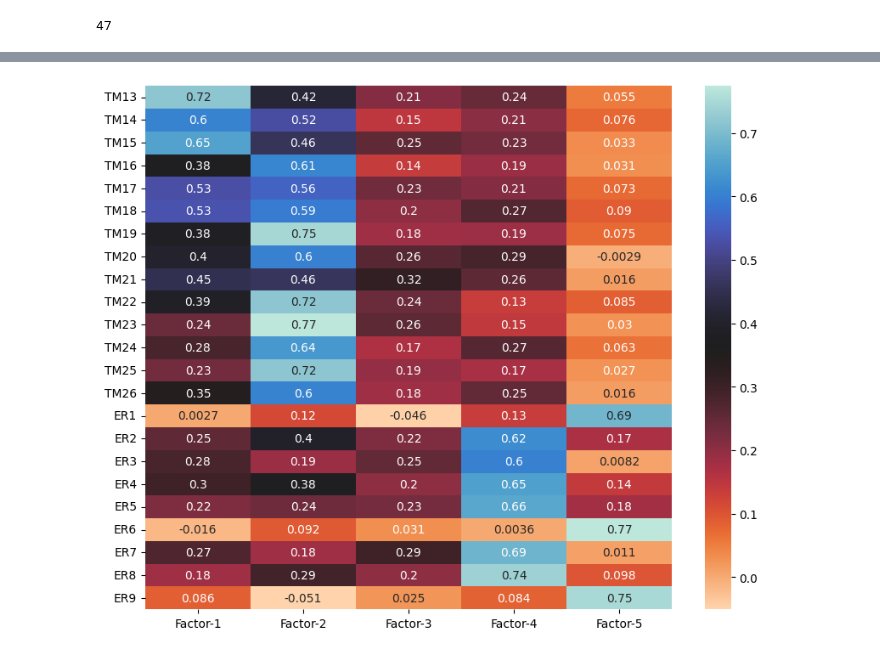
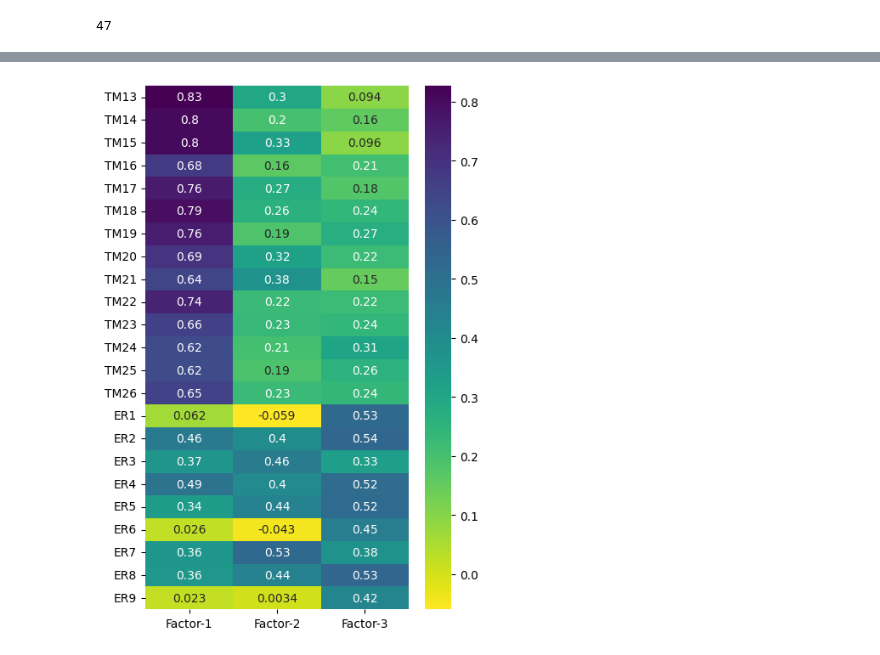
Before and after one commit to pjcroxas/Talent-Retention-in-Railway-Workforce, a Jupyter notebook: Talent_Retention_in_Railway_Workforce.ipynb, the cells around one changed output, grey strips where cells are left out. Cells and saved outputs as stored; diff of their text form; code cells hidden in the pictures.

```diff
--- a/Talent_Retention_in_Railway_Workforce.ipynb
+++ b/Talent_Retention_in_Railway_Workforce.ipynb
@@ -100,7 +100,7 @@ plt.show()
 # %% [markdown]
 ## **Performing Factor Analysis**
 # %%
-factor_model = FactorAnalyzer(n_factors=5, rotation="varimax")
+factor_model = FactorAnalyzer(n_factors=3, rotation="varimax")
 factor_model.fit(tr_fa)
 # factor_model.loadings_
 np.shape(factor_model.loadings_)
@@ -115,7 +115,7 @@ len(tr_fa.columns)
 # %% [output]
 47
 # %%
-cols = ['Factor-1', 'Factor-2', 'Factor-3', 'Factor-4', 'Factor-5']
+cols = ['Factor-1', 'Factor-2', 'Factor-3']
 factors = pd.DataFrame(factor_model.loadings_, index=tr_fa.columns, columns=cols)
 factors
 # %% [output]
@@ -145,6 +145,6 @@ plt.show()
 # %%
-plt.figure(figsize=(10, 8))
-sns.heatmap(factors[24:48], annot=True, cmap='icefire_r')
+plt.figure(figsize=(5, 8))
+sns.heatmap(factors[24:48], annot=True, cmap='viridis_r')
 plt.show()
 # %% [output]
-[figure, old version]
+[figure, new version]
```
Also changed, not shown: parts of 5 cells of this notebook.
